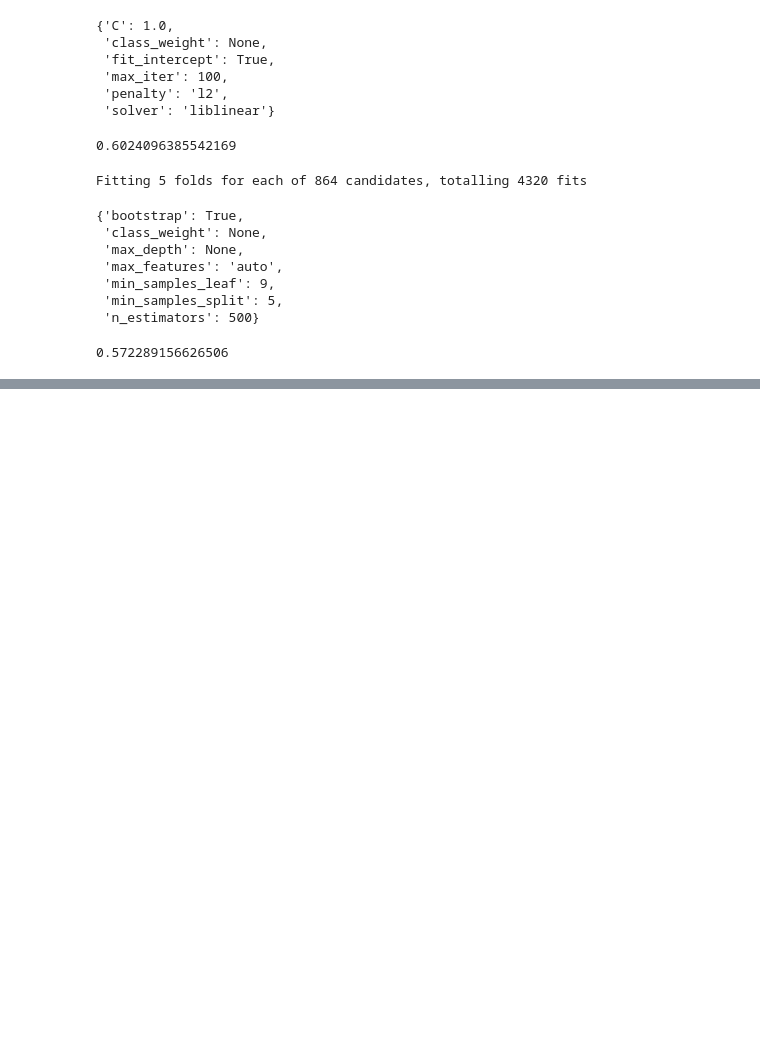
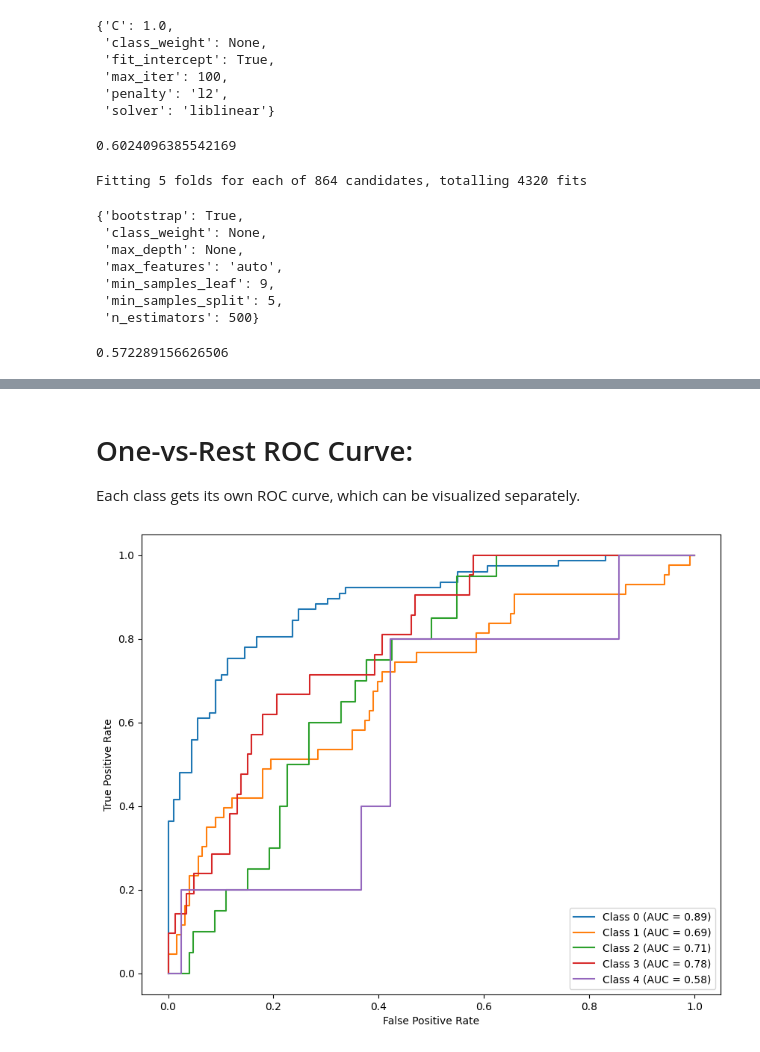
Before and after one commit to Mohamad-Namaki/Classification-Project-UCI-Heart-Disease, a Jupyter notebook: Project.ipynb, the cells around one changed output, grey strips where cells are left out. Saved outputs shown, nothing was run; the diff lists cells and outputs as text; code cells hidden in the pictures; blank space fills up the shorter version.

Commit message:
Evaluating Model: ROC Curves Plotted

```diff
--- a/Project.ipynb
+++ b/Project.ipynb
@@ -428,0 +438,24 @@ gs_rf.score(x_test, y_test)
+# %%
+# Get the predictions of the model
+y_preds = gs_log_reg.predict(x_test)
+
+# Binarize the labels for each class (one-vs-rest)
+y_test_bin = label_binarize(y_test, classes=[0, 1, 2, 3, 4])
+
+# Get the predicted probabilities for each class
+y_score = gs_log_reg.decision_function(x_test)
+# %% [markdown]
+# One-vs-Rest ROC Curve:
+Each class gets its own ROC curve, which can be visualized separately.
+# %%
+# Plot ROC curve for each class
+n_classes = len(np.unique(y))
+fig, ax = plt.subplots(figsize=(10, 8))
+for i in range(n_classes):
+    fpr, tpr, _ = roc_curve(y_test_bin[:, i], y_score[:, i])
+    roc_auc = auc(fpr, tpr)
+    RocCurveDisplay(fpr=fpr, tpr=tpr, roc_auc=roc_auc, estimator_name=f'Class {i}').plot(ax=ax)
+
+plt.show()
+# %% [output]
+[figure, added]
```
Also changed, not shown: parts of 4 cells of this notebook.
